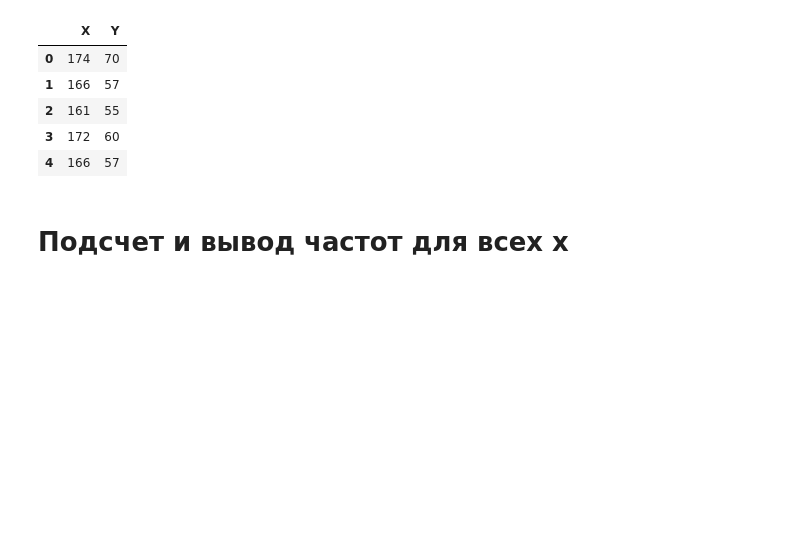
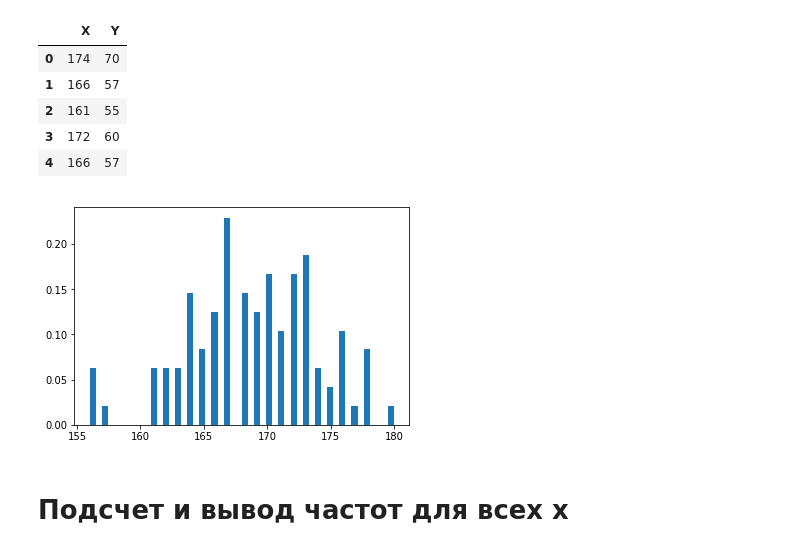
Before and after one commit to nikita-potashev/Python-for-kids, a Jupyter notebook: EasyDataScience/DataAnalyzer.ipynb, the cells around one changed output. Saved outputs shown, nothing was run; the diff lists cells and outputs as text; code cells hidden in the pictures; blank space fills up the shorter version.

```diff
--- a/EasyDataScience/DataAnalyzer.ipynb
+++ b/EasyDataScience/DataAnalyzer.ipynb
@@ -18,6 +44,11 @@ data.head()
 | 2 | 161 | 55 |
 | 3 | 172 | 60 |
 | 4 | 166 | 57 |
+# %%
+plt.hist(data['X'],50, density='True')
+plt.show()
+# %% [output]
+[figure, added]
 # %% [markdown]
 # Подсчет и вывод частот для всех x
 # %%
```
Also changed, not shown: parts of 17 cells of this notebook.
